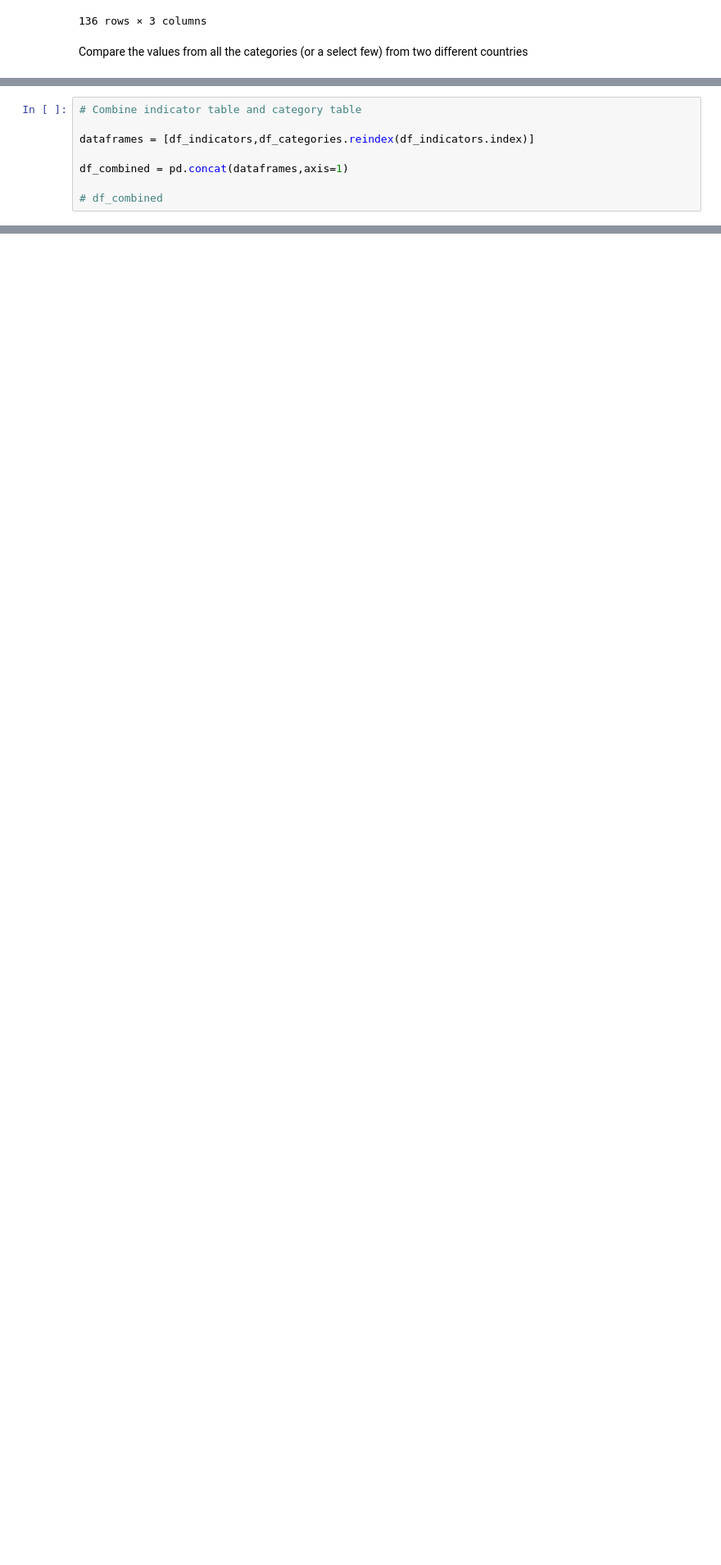
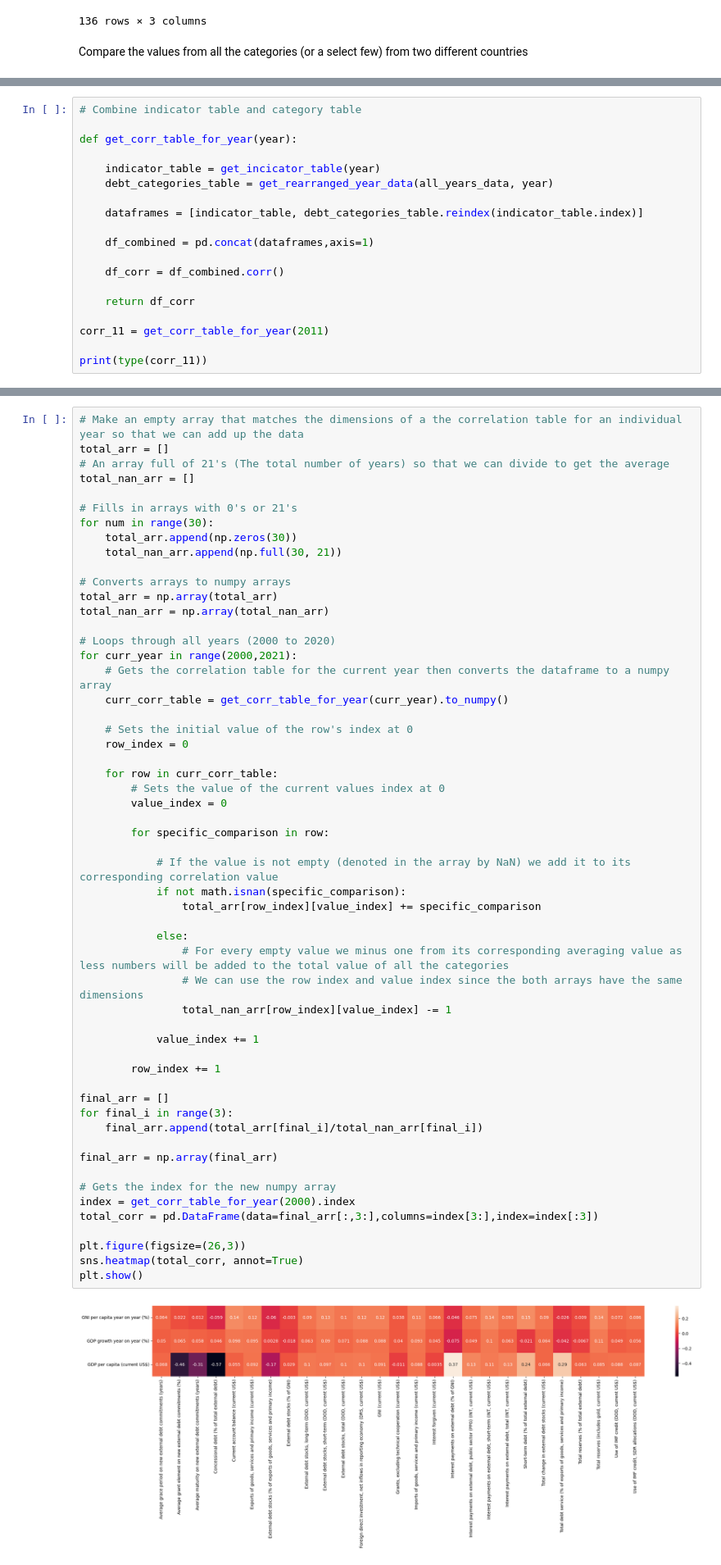
Before and after one commit to Bossm4n/international_debt_analysis, a Jupyter notebook: debt_analysis_jup-notebook.ipynb, the cells around one changed output, grey strips where cells are left out. Shown: that part at 82% size. Drawn from its saved outputs; the diff is of its cells as text; blank space fills up the shorter version.

Commit message:
Using heatmap to show correlation

```diff
--- a/debt_analysis_jup-notebook.ipynb
+++ b/debt_analysis_jup-notebook.ipynb
@@ -231,8 +235,19 @@ df_example
 # %%
 # Combine indicator table and category table
 
-dataframes = [df_indicators,df_categories.reindex(df_indicators.index)]
+def get_corr_table_for_year(year):
 
-df_combined = pd.concat(dataframes,axis=1)
+    indicator_table = get_incicator_table(year)
+    debt_categories_table = get_rearranged_year_data(all_years_data, year)
 
-# df_combined
+    dataframes = [indicator_table, debt_categories_table.reindex(indicator_table.index)]
+
+    df_combined = pd.concat(dataframes,axis=1)
+
+    df_corr = df_combined.corr()
+
+    return df_corr
+
+corr_11 = get_corr_table_for_year(2011)
+
+print(type(corr_11))
@@ -272,3 +258,60 @@ for i in range(21):
+# %%
+# Make an empty array that matches the dimensions of a the correlation table for an individual year so that we can add up the data
+total_arr = []
+# An array full of 21's (The total number of years) so that we can divide to get the average
+total_nan_arr = []
+
+# Fills in arrays with 0's or 21's
+for num in range(30):
+    total_arr.append(np.zeros(30))
+    total_nan_arr.append(np.full(30, 21))
+
+# Converts arrays to numpy arrays
+total_arr = np.array(total_arr)
+total_nan_arr = np.array(total_nan_arr)
+
+# Loops through all years (2000 to 2020)
+for curr_year in range(2000,2021):
+    # Gets the correlation table for the current year then converts the dataframe to a numpy array
+    curr_corr_table = get_corr_table_for_year(curr_year).to_numpy()
+
+    # Sets the initial value of the row's index at 0
+    row_index = 0
+
+    for row in curr_corr_table:
+        # Sets the value of the current values index at 0
+        value_index = 0
+
+        for specific_comparison in row:
+
+            # If the value is not empty (denoted in the array by NaN) we add it to its corresponding correlation value
+            if not math.isnan(specific_comparison):
+                total_arr[row_index][value_index] += specific_comparison
+
+            else:
+                # For every empty value we minus one from its corresponding averaging value as less numbers will be added to the total value of all the categories
+                # We can use the row index and value index since the both arrays have the same dimensions
+                total_nan_arr[row_index][value_index] -= 1
+
+            value_index += 1
+
+        row_index += 1
+
+final_arr = []
+for final_i in range(3):
+    final_arr.append(total_arr[final_i]/total_nan_arr[final_i])
+
+final_arr = np.array(final_arr)
+
+# Gets the index for the new numpy array
+index = get_corr_table_for_year(2000).index
+total_corr = pd.DataFrame(data=final_arr[:,3:],columns=index[3:],index=index[:3])
+
+plt.figure(figsize=(26,3))
+sns.heatmap(total_corr, annot=True)
+plt.show()
+# %% [output]
+[figure, added]
 # %%
 i = 1
 for year_array in df_categories_array:
```
Also changed, not shown: parts of 7 cells of this notebook, 1 other file.
